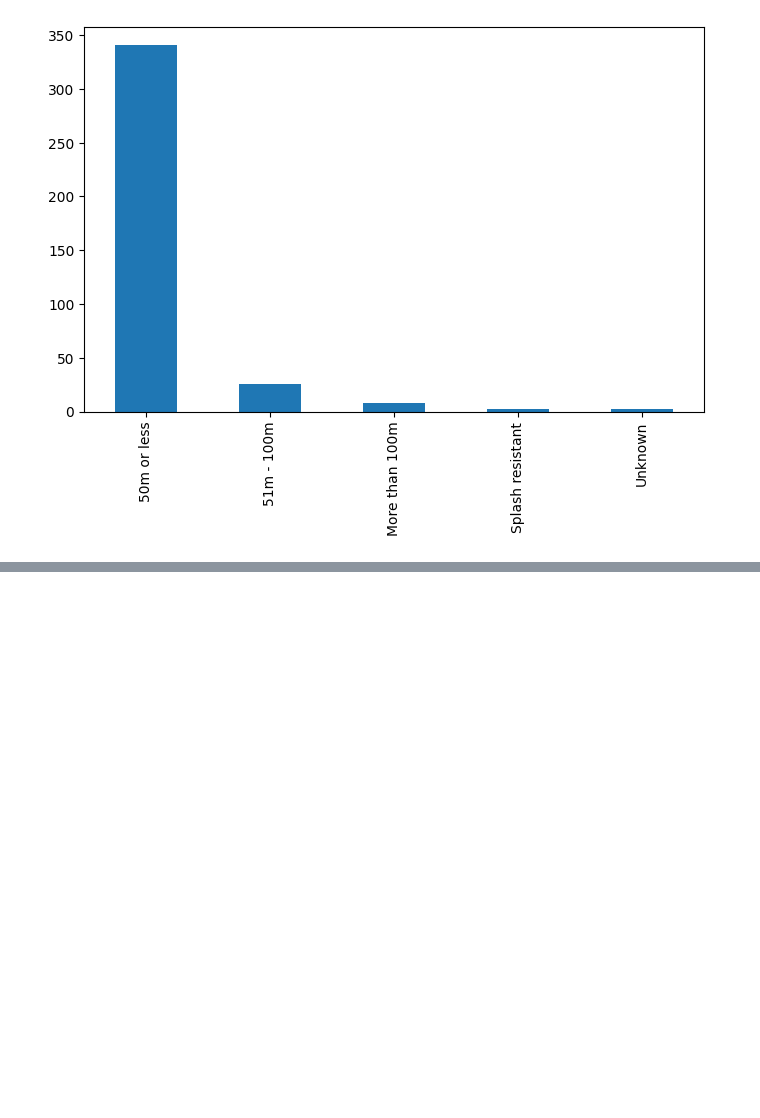
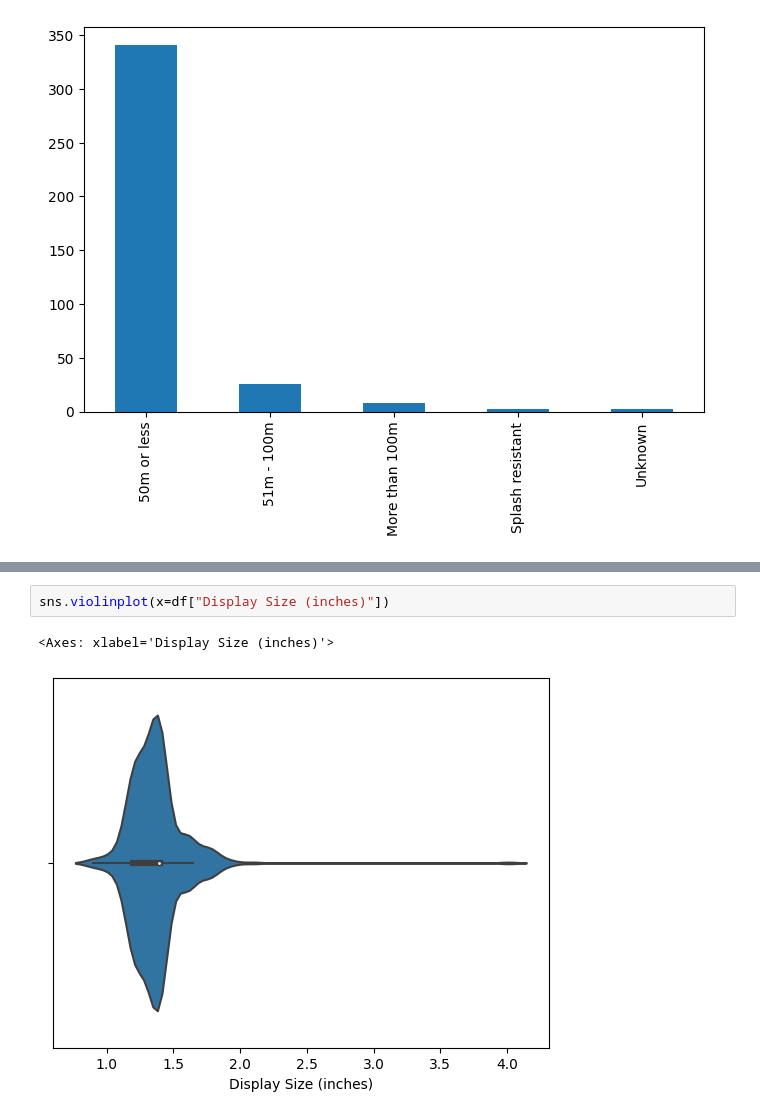
Before and after one commit to Ranjitkumarmuduli/Smart-watch-price-prediction, a Jupyter notebook: SWP_Prediction.ipynb, the cells around one changed output, grey strips where cells are left out. Cells and saved outputs as stored; diff of their text form; blank space fills up the shorter version.

```diff
--- a/SWP_Prediction.ipynb
+++ b/SWP_Prediction.ipynb
@@ -431,0 +499,5 @@ df['Water Resistance (meters)'].value_counts().plot(kind='bar')
+# %%
+sns.violinplot(x=df["Display Size (inches)"])
+# %% [output]
+<Axes: xlabel='Display Size (inches)'>
+[figure, added]
```
Also changed, not shown: parts of 36 cells of this notebook.
